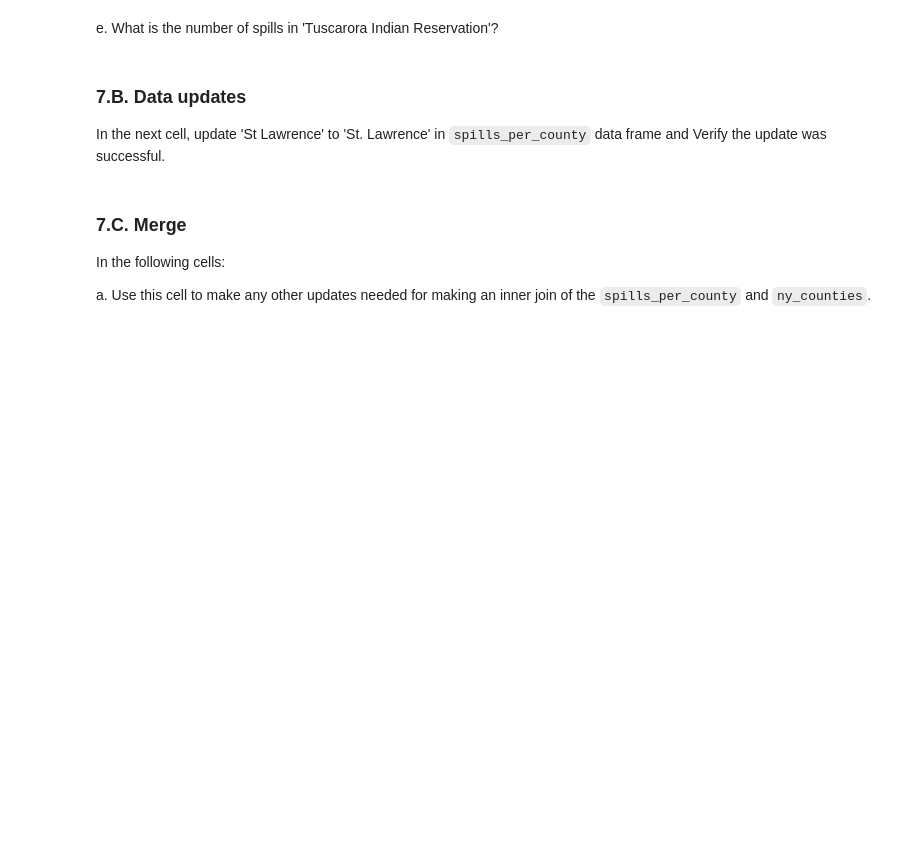
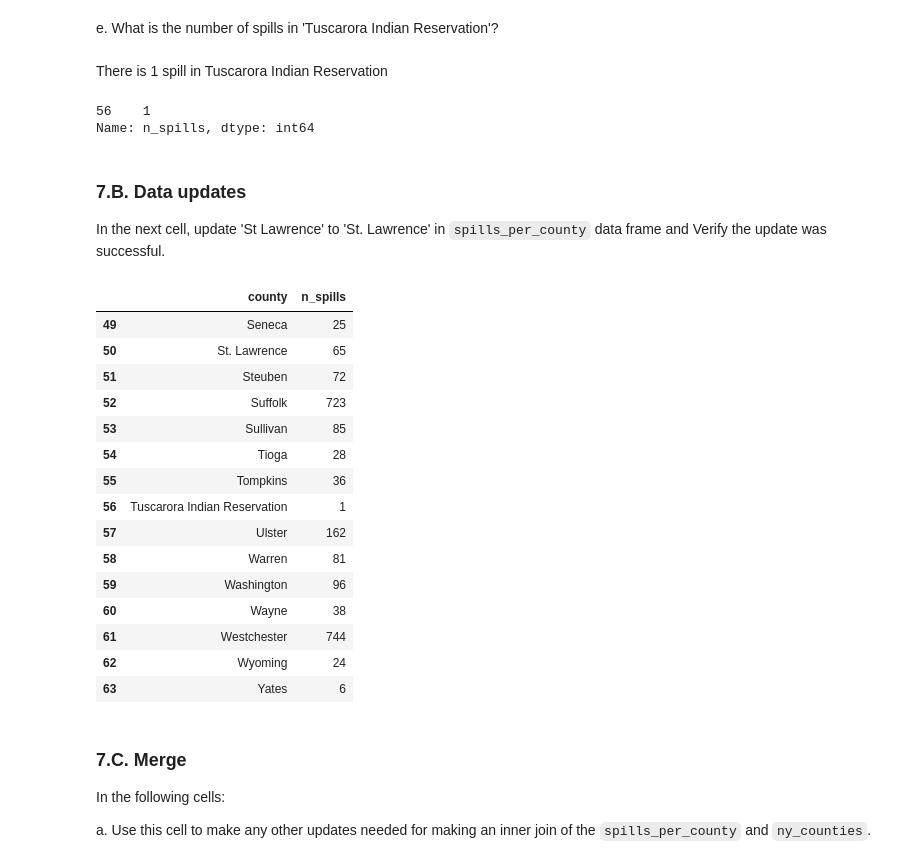
Before and after one commit to SRKads1998/eds220-hwk3, a Jupyter notebook: hwk3-task1-spills.ipynb, the cells around one changed output. Cells and saved outputs as stored; diff of their text form; code cells hidden in the pictures; blank space fills up the shorter version.

```diff
--- a/hwk3-task1-spills.ipynb
+++ b/hwk3-task1-spills.ipynb
@@ -589,7 +570,14 @@ grader.check("7Ad")
 # %% [markdown]
 e. What is the number of spills in 'Tuscarora Indian Reservation'?
+# %% [markdown]
+There is 1 spill in Tuscarora Indian Reservation
 # %%
 # e.
+# use .loc to find the number of spills in that Indian Reservation
+spills_per_county.loc[spills_per_county['county'] == 'Tuscarora Indian Reservation', 'n_spills']
+# %% [output]
+56    1
+Name: n_spills, dtype: int64
 # %% [markdown]
 ### 7.B. Data updates
 
@@ -597,3 +588,22 @@ In the next cell, update 'St Lawrence' to 'St. Lawrence' in `spills_per_county`
+# %%
+spills_per_county.tail(15)
+# %% [output]
+|  | county | n_spills |
+| 49 | Seneca | 25 |
+| 50 | St. Lawrence | 65 |
+| 51 | Steuben | 72 |
+| 52 | Suffolk | 723 |
+| 53 | Sullivan | 85 |
+| 54 | Tioga | 28 |
+| 55 | Tompkins | 36 |
+| 56 | Tuscarora Indian Reservation | 1 |
+| 57 | Ulster | 162 |
+| 58 | Warren | 81 |
+| 59 | Washington | 96 |
+| 60 | Wayne | 38 |
+| 61 | Westchester | 744 |
+| 62 | Wyoming | 24 |
+| 63 | Yates | 6 |
 # %% [markdown]
 ### 7.C. Merge
 
```
Also changed, not shown: parts of 12 cells of this notebook, 1 other file.
